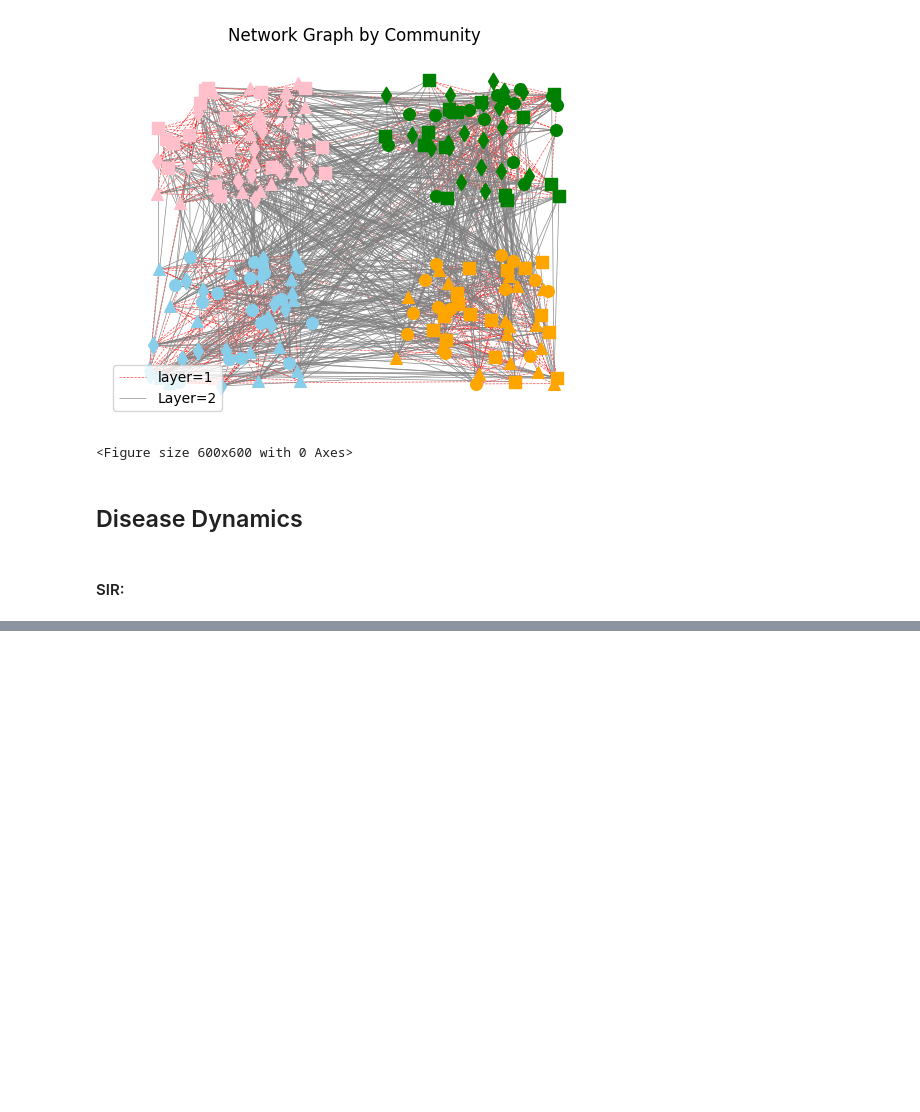
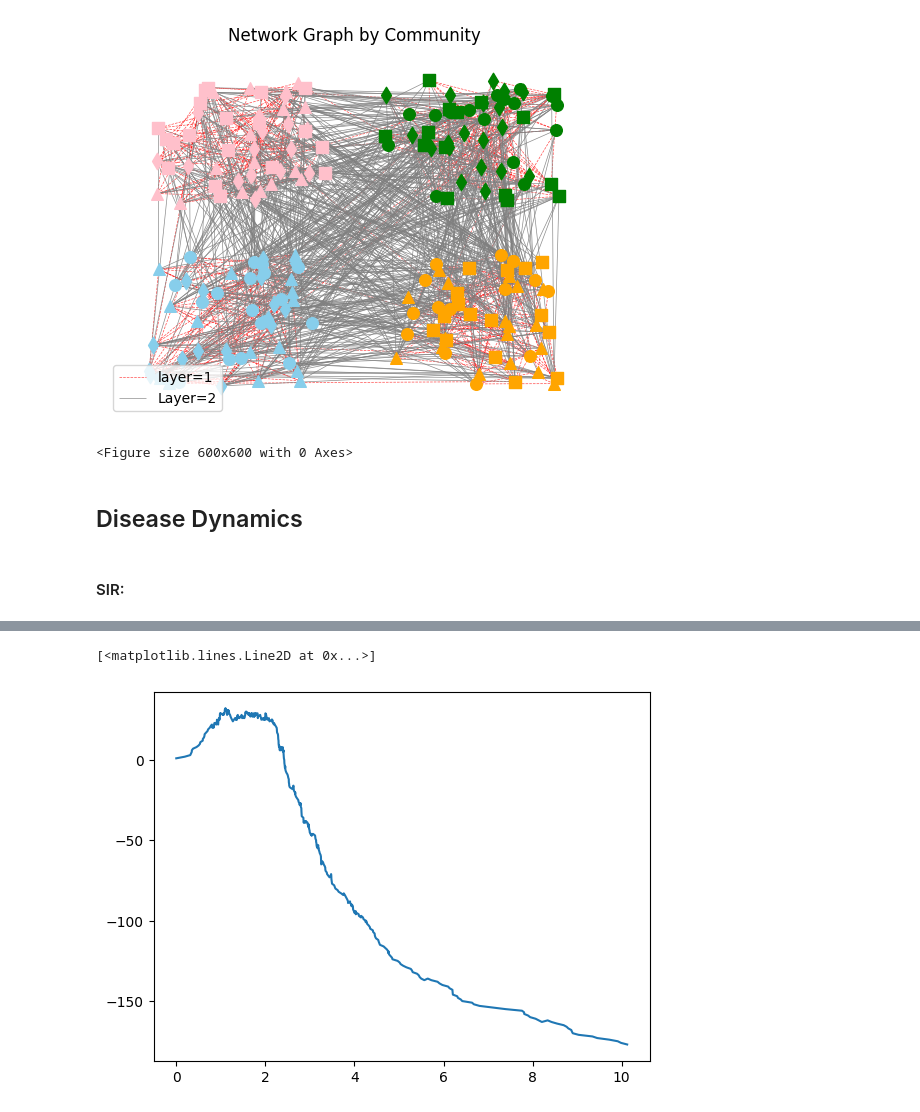
Before and after one commit to narges8k/Network-Science-Project, a Jupyter notebook: EpidemicSpreadingInGroup-StructuredPopulations/model.ipynb, the cells around one changed output, grey strips where cells are left out. Cells and saved outputs as stored; diff of their text form; code cells hidden in the pictures; blank space fills up the shorter version.

```diff
--- a/EpidemicSpreadingInGroup-StructuredPopulations/model.ipynb
+++ b/EpidemicSpreadingInGroup-StructuredPopulations/model.ipynb
@@ -191,0 +270,7 @@ S_records, I_records, R_records, time_span = SIR_dynamics(G_integrated, beta, r)
+# %%
+# x_vals = list(range(t))
+# y_vals = [len(list_) for list_ in I_records]
+plt.plot(t, I)
+# %% [output]
+[<matplotlib.lines.Line2D at 0x...>]
+[figure, added]
```
Also changed, not shown: parts of 11 cells of this notebook.
